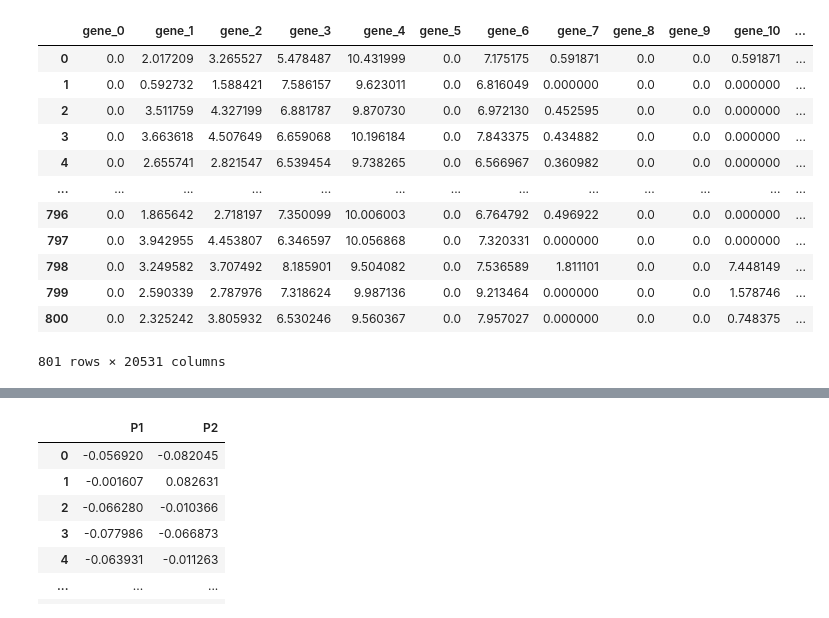
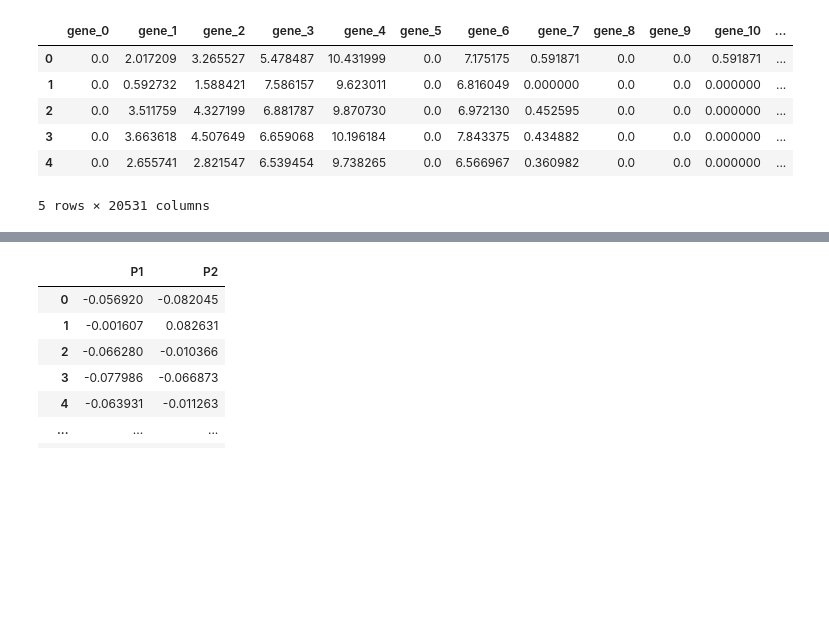
Before and after one commit to hugoecarl/DBSCAN-Clustering, a Jupyter notebook: DBSCAN-C.ipynb, the cells around one changed output, grey strips where cells are left out. Drawn from its saved outputs; the diff is of its cells as text; code cells hidden in the pictures; blank space fills up the shorter version.

```diff
--- a/DBSCAN-C.ipynb
+++ b/DBSCAN-C.ipynb
@@ -48,20 +49,14 @@ plt.show()
 df = pd.read_csv('data.csv')
 # %%
 df = df.drop(df.columns[0], axis=1)
-df
+df.head()
 # %% [output]
 |  | gene_0 | gene_1 | gene_2 | gene_3 | gene_4 | gene_5 | gene_6 | gene_7 | gene_8 | gene_9 | gene_10 | ... |
 | 0 | 0.0 | 2.017209 | 3.265527 | 5.478487 | 10.431999 | 0.0 | 7.175175 | 0.591871 | 0.0 | 0.0 | 0.591871 | ... |
 | 1 | 0.0 | 0.592732 | 1.588421 | 7.586157 | 9.623011 | 0.0 | 6.816049 | 0.000000 | 0.0 | 0.0 | 0.000000 | ... |
 | 2 | 0.0 | 3.511759 | 4.327199 | 6.881787 | 9.870730 | 0.0 | 6.972130 | 0.452595 | 0.0 | 0.0 | 0.000000 | ... |
 | 3 | 0.0 | 3.663618 | 4.507649 | 6.659068 | 10.196184 | 0.0 | 7.843375 | 0.434882 | 0.0 | 0.0 | 0.000000 | ... |
 | 4 | 0.0 | 2.655741 | 2.821547 | 6.539454 | 9.738265 | 0.0 | 6.566967 | 0.360982 | 0.0 | 0.0 | 0.000000 | ... |
-| ... | ... | ... | ... | ... | ... | ... | ... | ... | ... | ... | ... | ... |
-| 796 | 0.0 | 1.865642 | 2.718197 | 7.350099 | 10.006003 | 0.0 | 6.764792 | 0.496922 | 0.0 | 0.0 | 0.000000 | ... |
-| 797 | 0.0 | 3.942955 | 4.453807 | 6.346597 | 10.056868 | 0.0 | 7.320331 | 0.000000 | 0.0 | 0.0 | 0.000000 | ... |
-| 798 | 0.0 | 3.249582 | 3.707492 | 8.185901 | 9.504082 | 0.0 | 7.536589 | 1.811101 | 0.0 | 0.0 | 7.448149 | ... |
-| 799 | 0.0 | 2.590339 | 2.787976 | 7.318624 | 9.987136 | 0.0 | 9.213464 | 0.000000 | 0.0 | 0.0 | 1.578746 | ... |
-| 800 | 0.0 | 2.325242 | 3.805932 | 6.530246 | 9.560367 | 0.0 | 7.957027 | 0.000000 | 0.0 | 0.0 | 0.748375 | ... |
-801 rows × 20531 columns
+5 rows × 20531 columns
 # %%
 from sklearn.pipeline import Pipeline
```
Also changed, not shown: parts of 4 cells of this notebook.
